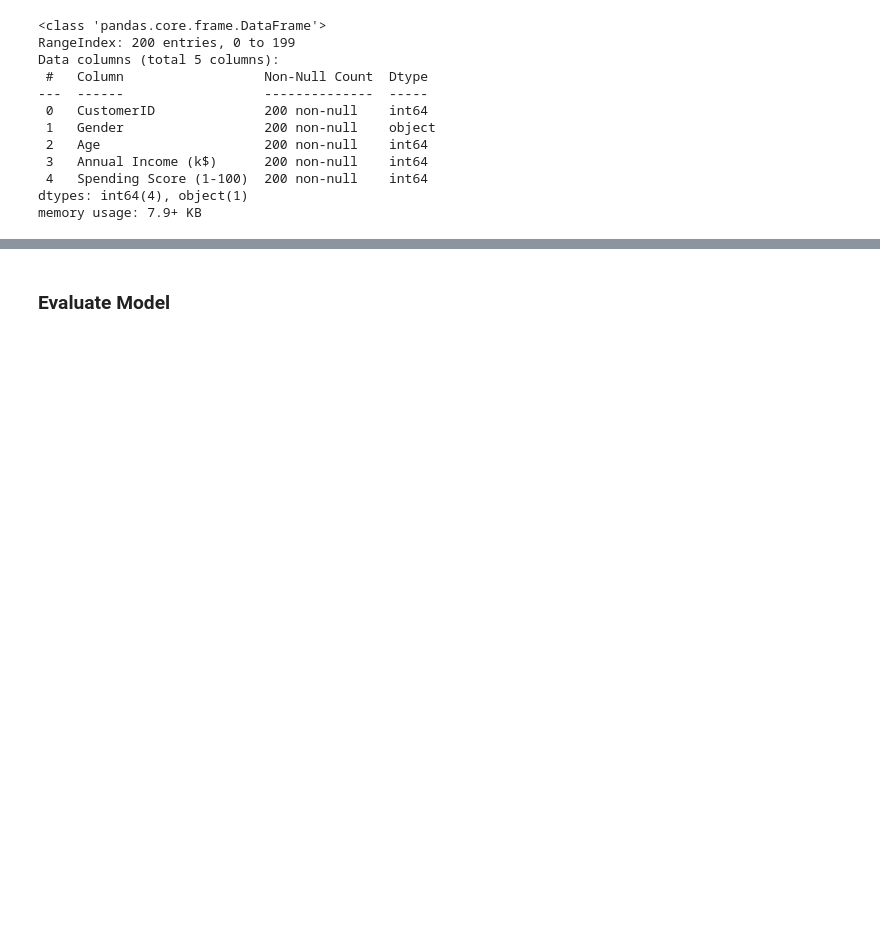
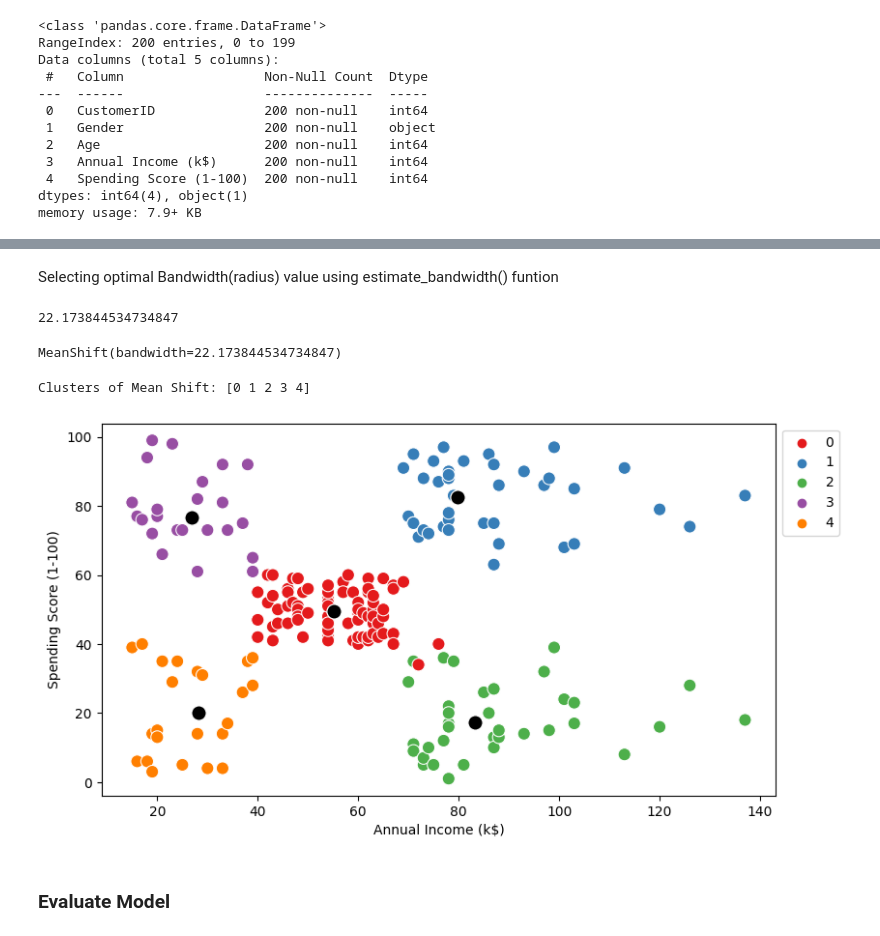
Before and after one commit to KevinUnedo/machine-learning-clustering, a Jupyter notebook: Group11_Project.ipynb, the cells around one changed output, grey strips where cells are left out. Saved outputs shown, nothing was run; the diff lists cells and outputs as text; code cells hidden in the pictures; blank space fills up the shorter version.

```diff
--- a/Group11_Project.ipynb
+++ b/Group11_Project.ipynb
@@ -163,3 +133,32 @@ plt.show()
+# %% [markdown]
+Selecting optimal Bandwidth(radius) value using estimate_bandwidth() funtion
+# %%
+estimate_bandwidth(X1, quantile=0.1)
+# %% [output]
+22.173844534734847
+# %%
+mean_shift = MeanShift(bandwidth=22.173844534734847)
+mean_shift.fit(X1)
+# %% [output]
+MeanShift(bandwidth=22.173844534734847)
+# %%
+yhat_ms = mean_shift.predict(X1)
+clusters_ms = unique(yhat_ms)
+print("Clusters of Mean Shift:", clusters_ms)
+# %% [output]
+Clusters of Mean Shift: [0 1 2 3 4]
+# %%
+labels_ms =mean_shift.labels_
+data['MS_Cluster']=labels_ms
+centroids_ms = mean_shift.cluster_centers_
+# %%
+plt.figure(figsize=(9,5))
+ax=sns.scatterplot(data=data,x='Annual Income (k$)', y='Spending Score (1-100)',hue='MS_Cluster',palette='Set1',s=90)
+ax=sns.scatterplot(x=centroids_ms[:,1],y=centroids_ms[:,2],s=120,color='black')
+sns.move_legend(ax, "upper left",bbox_to_anchor=(1, 1))
+plt.show()
+# %% [output]
+[figure, added]
 # %% [markdown]
 ### **Evaluate Model**
 # %% [markdown]
```
Also changed, not shown: parts of 16 cells of this notebook.
